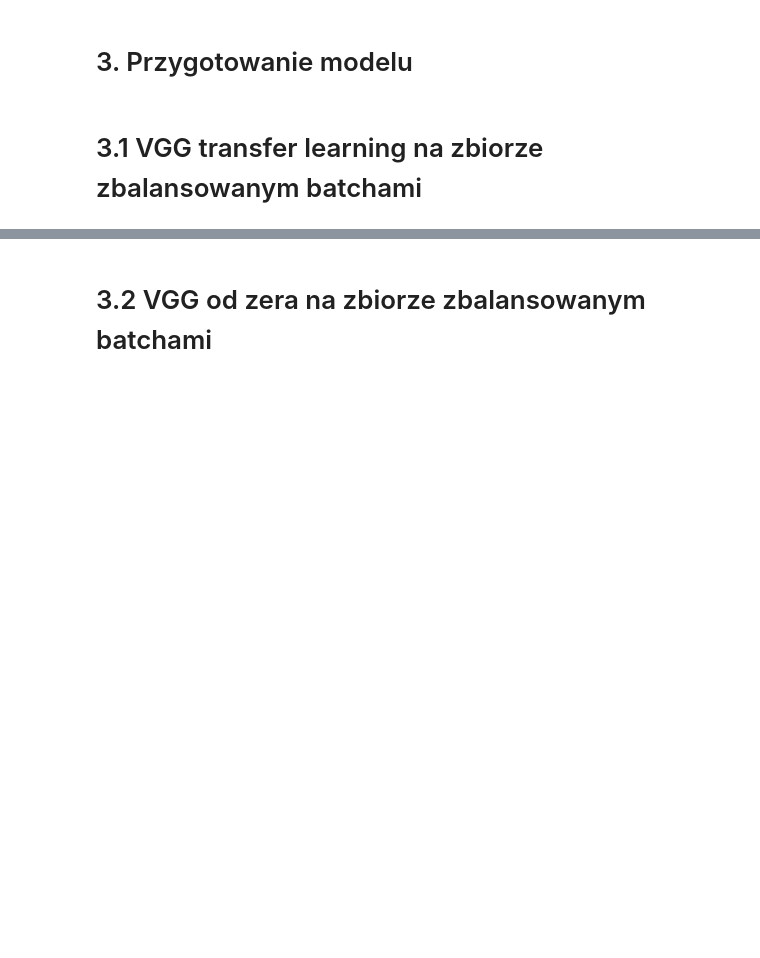
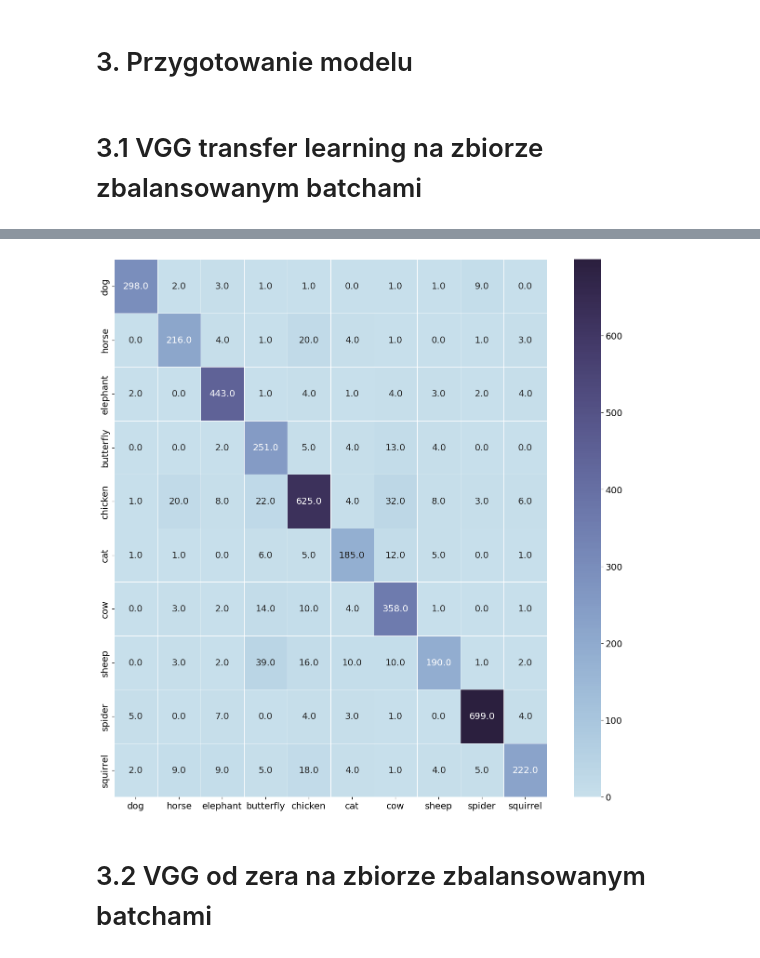
Before and after one commit to mgraves236/neural-networks, a Jupyter notebook: Sieci_neuronowe_Projekt.ipynb, the cells around one changed output, grey strips where cells are left out. Cells and saved outputs as stored; diff of their text form; code cells hidden in the pictures; blank space fills up the shorter version.

```diff
--- a/Sieci_neuronowe_Projekt.ipynb
+++ b/Sieci_neuronowe_Projekt.ipynb
@@ -116,10 +116,16 @@ print(img.size)
 # %%
-img_size = 32
+# img_size = 32
+img_size = 224
 batch_size = 64
 directory = '/content/Animals/images'
 num_classes = 10
 
-traingen = ImageDataGenerator(rescale=1/255., validation_split=0.15)
+#traingen = ImageDataGenerator(rescale=1/255., validation_split=0.15)
+
+traingen=ImageDataGenerator(rescale=1/255.,
+                           zoom_range=0.2,
+                           horizontal_flip=True,
+                           validation_split=.15)
 
 train_dataset = traingen.flow_from_directory(directory,
                                              target_size=(img_size, img_size),
@@ -310,0 +337,12 @@ KeyboardInterrupt: ignored
+# %%
+model = tf.keras.models.load_model("/content/model.h5")
+# %%
+from sklearn.metrics import classification_report, confusion_matrix
+
+labels = ['dog', 'horse', 'elephant', 'butterfly', 'chicken', 'cat', 'cow', 'sheep', 'spider', 'squirrel']
+
+y_test = val_dataset.classes
+y_pred = model.predict(val_dataset)
+y_pred = np.argmax(y_pred,axis=1)
+
+print(classification_report(y_test,y_pred,target_names = labels))
@@ -311,3 +373,13 @@ KeyboardInterrupt: ignored
+# %%
+# confusion matrix
+cm = confusion_matrix(y_test,y_pred)
+plt.figure(figsize=(15, 15))
+sns.heatmap(cm, annot=True, fmt=".1f", linewidth=.5,
+           cmap=sns.color_palette("ch:s=.25,rot=-.25", as_cmap=True),
+           xticklabels=labels,  yticklabels=labels)
+plt.savefig("/content/confusion_matrix/matrix.pdf", format="pdf", bbox_inches="tight")
+# %% [output]
+[figure, added]
 # %% [markdown]
 # 3.2 VGG od zera na zbiorze zbalansowanym batchami
 # %%
```
Also changed, not shown: parts of 18 cells of this notebook.
